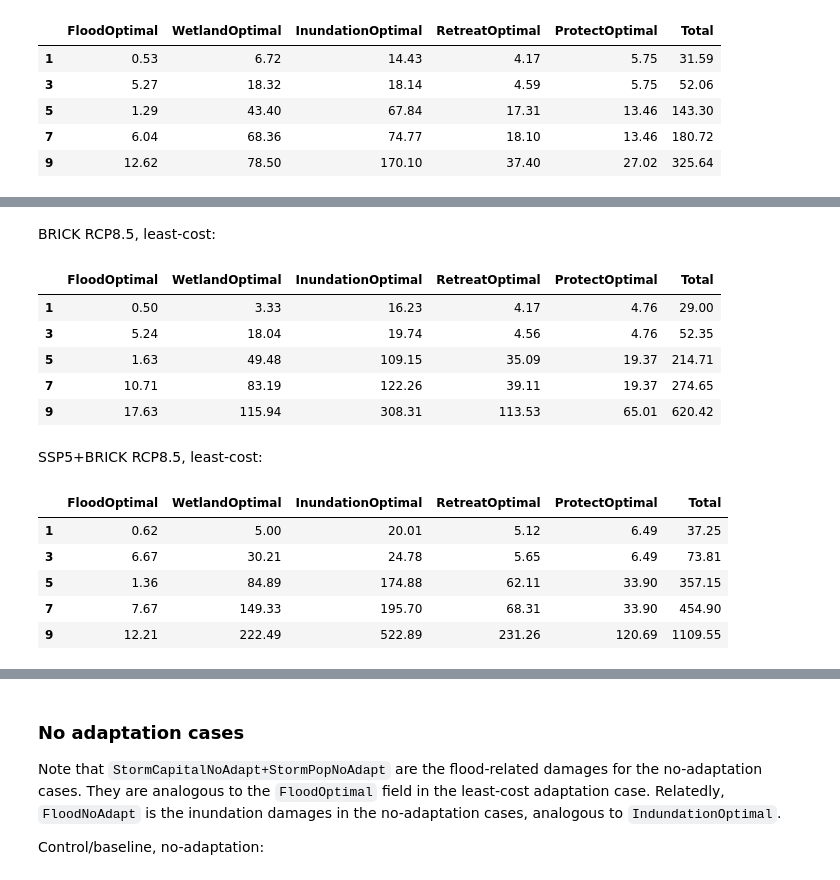
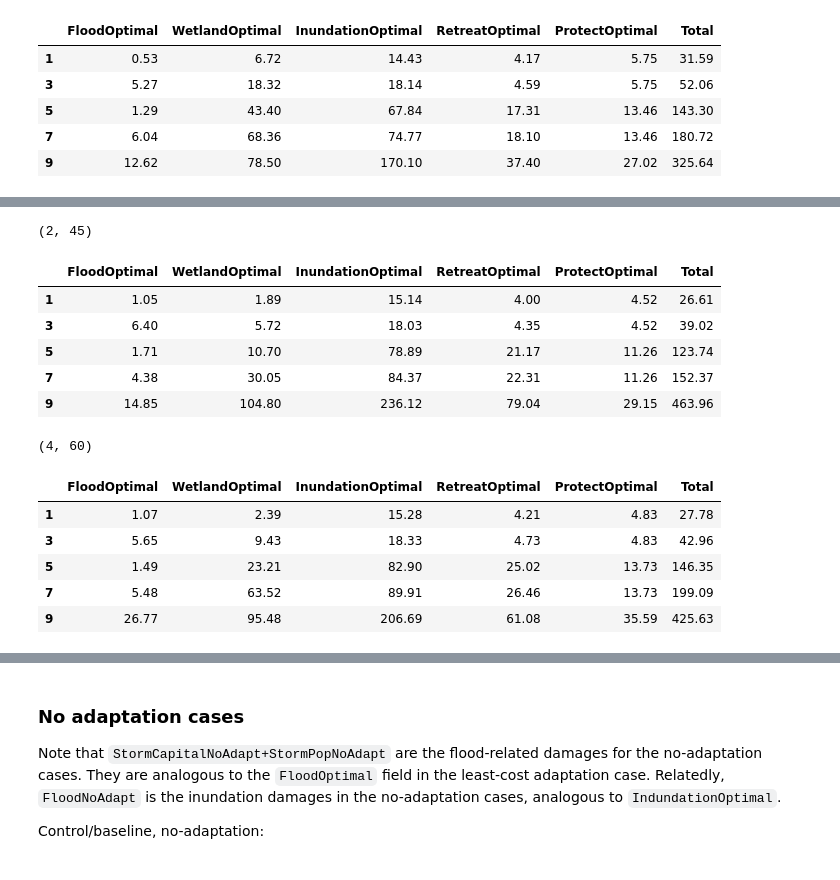
Before and after one commit to raddleverse/CIAM_uncertainty_propagation, a Jupyter notebook: work_baseline_comparisons/plotsAndAnalysis_baselineComparisons.ipynb, the cells around one changed output, grey strips where cells are left out. Saved outputs shown, nothing was run; the diff lists cells and outputs as text; code cells hidden in the pictures.

```diff
--- a/work_baseline_comparisons/plotsAndAnalysis_baselineComparisons.ipynb
+++ b/work_baseline_comparisons/plotsAndAnalysis_baselineComparisons.ipynb
@@ -879 +1351,16 @@ dfOut.to_csv(filename_out, index=False)
+# %%
+scenarios = [(1,26),(2,45),(4,60),(5,85)]
+surgeoption = 0
+# %%
+dfOs = {scen : None for scen in scenarios}
+dfNs = {scen : None for scen in scenarios}
+dfCs = {scen : None for scen in scenarios}
+dfs  = {scen : None for scen in scenarios}
+
+for scen in scenarios:
+    ssp,rcp = scen
+    dfOs[scen] = pd.read_csv(dir_julia + "/ctrl+SSP"+str(ssp)+"+BRICKLSL"+str(rcp)+"+surge"+str(surgeoption)+"_seg_85p50ssp"+str(ssp)+"fixed_optimal.csv")
+    dfNs[scen] = pd.read_csv(dir_julia + "/ctrl+SSP"+str(ssp)+"+BRICKLSL"+str(rcp)+"+surge"+str(surgeoption)+"_seg_85p50ssp"+str(ssp)+"fixed.csv")
+    dfCs[scen] = pd.read_csv(dir_julia + "/ctrl+SSP"+str(ssp)+"+BRICKLSL"+str(rcp)+"+surge"+str(surgeoption)+"_global_85p50ssp"+str(ssp)+"fixed.csv")
+    dfs[scen]  = process_costs_df(dfC=dfCs[scen], dfO=dfOs[scen], dfN=dfNs[scen], tmax=10)
 # %% [markdown]
@@ -899,4 +1384,7 @@ SSP5 population/GDP, least-cost:
+# %%
+for scen in scenarios:
+    dfs[scen]["Total"] = np.sum(dfs[scen][["FloodOptimal","WetlandOptimal","InundationOptimal","RetreatOptimal","ProtectOptimal"]],axis=1)
 # %%
-df_SSP5["Total"] = np.sum(df_SSP5[["FloodOptimal","WetlandOptimal","InundationOptimal","RetreatOptimal","ProtectOptimal"]],axis=1)
-np.round(df_SSP5[["FloodOptimal","WetlandOptimal","InundationOptimal","RetreatOptimal","ProtectOptimal","Total"]].iloc[idx_plot],2)
+scen = (1,26); print(scen)
+np.round(dfs[scen][["FloodOptimal","WetlandOptimal","InundationOptimal","RetreatOptimal","ProtectOptimal","Total"]].iloc[idx_plot],2)
 # %% [output]
@@ -909,24 +1398,22 @@ np.round(df_SSP5[["FloodOptimal","WetlandOptimal","InundationOptimal","RetreatOp
-# %% [markdown]
-BRICK RCP8.5, least-cost:
 # %%
-df_BRICK85["Total"] = np.sum(df_BRICK85[["FloodOptimal","WetlandOptimal","InundationOptimal","RetreatOptimal","ProtectOptimal"]],axis=1)
-np.round(df_BRICK85[["FloodOptimal","WetlandOptimal","InundationOptimal","RetreatOptimal","ProtectOptimal","Total"]].iloc[idx_plot],2)
+scen = (2,45); print(scen)
+np.round(dfs[scen][["FloodOptimal","WetlandOptimal","InundationOptimal","RetreatOptimal","ProtectOptimal","Total"]].iloc[idx_plot],2)
 # %% [output]
+(2, 45)
 |  | FloodOptimal | WetlandOptimal | InundationOptimal | RetreatOptimal | ProtectOptimal | Total |
-| 1 | 0.50 | 3.33 | 16.23 | 4.17 | 4.76 | 29.00 |
-| 3 | 5.24 | 18.04 | 19.74 | 4.56 | 4.76 | 52.35 |
-| 5 | 1.63 | 49.48 | 109.15 | 35.09 | 19.37 | 214.71 |
-| 7 | 10.71 | 83.19 | 122.26 | 39.11 | 19.37 | 274.65 |
-| 9 | 17.63 | 115.94 | 308.31 | 113.53 | 65.01 | 620.42 |
+| 1 | 1.05 | 1.89 | 15.14 | 4.00 | 4.52 | 26.61 |
+| 3 | 6.40 | 5.72 | 18.03 | 4.35 | 4.52 | 39.02 |
+| 5 | 1.71 | 10.70 | 78.89 | 21.17 | 11.26 | 123.74 |
+| 7 | 4.38 | 30.05 | 84.37 | 22.31 | 11.26 | 152.37 |
+| 9 | 14.85 | 104.80 | 236.12 | 79.04 | 29.15 | 463.96 |
-# %% [markdown]
-SSP5+BRICK RCP8.5, least-cost:
 # %%
-df_SSP5_BRICK85["Total"] = np.sum(df_SSP5_BRICK85[["FloodOptimal","WetlandOptimal","InundationOptimal","RetreatOptimal","ProtectOptimal"]],axis=1)
-np.round(df_SSP5_BRICK85[["FloodOptimal","WetlandOptimal","InundationOptimal","RetreatOptimal","ProtectOptimal","Total"]].iloc[idx_plot],2)
+scen = (4,60); print(scen)
+np.round(dfs[scen][["FloodOptimal","WetlandOptimal","InundationOptimal","RetreatOptimal","ProtectOptimal","Total"]].iloc[idx_plot],2)
 # %% [output]
+(4, 60)
 |  | FloodOptimal | WetlandOptimal | InundationOptimal | RetreatOptimal | ProtectOptimal | Total |
-| 1 | 0.62 | 5.00 | 20.01 | 5.12 | 6.49 | 37.25 |
-| 3 | 6.67 | 30.21 | 24.78 | 5.65 | 6.49 | 73.81 |
-| 5 | 1.36 | 84.89 | 174.88 | 62.11 | 33.90 | 357.15 |
-| 7 | 7.67 | 149.33 | 195.70 | 68.31 | 33.90 | 454.90 |
-| 9 | 12.21 | 222.49 | 522.89 | 231.26 | 120.69 | 1109.55 |
+| 1 | 1.07 | 2.39 | 15.28 | 4.21 | 4.83 | 27.78 |
+| 3 | 5.65 | 9.43 | 18.33 | 4.73 | 4.83 | 42.96 |
+| 5 | 1.49 | 23.21 | 82.90 | 25.02 | 13.73 | 146.35 |
+| 7 | 5.48 | 63.52 | 89.91 | 26.46 | 13.73 | 199.09 |
+| 9 | 26.77 | 95.48 | 206.69 | 61.08 | 35.59 | 425.63 |
```
Also changed, not shown: parts of 34 cells of this notebook, 5 other files.
